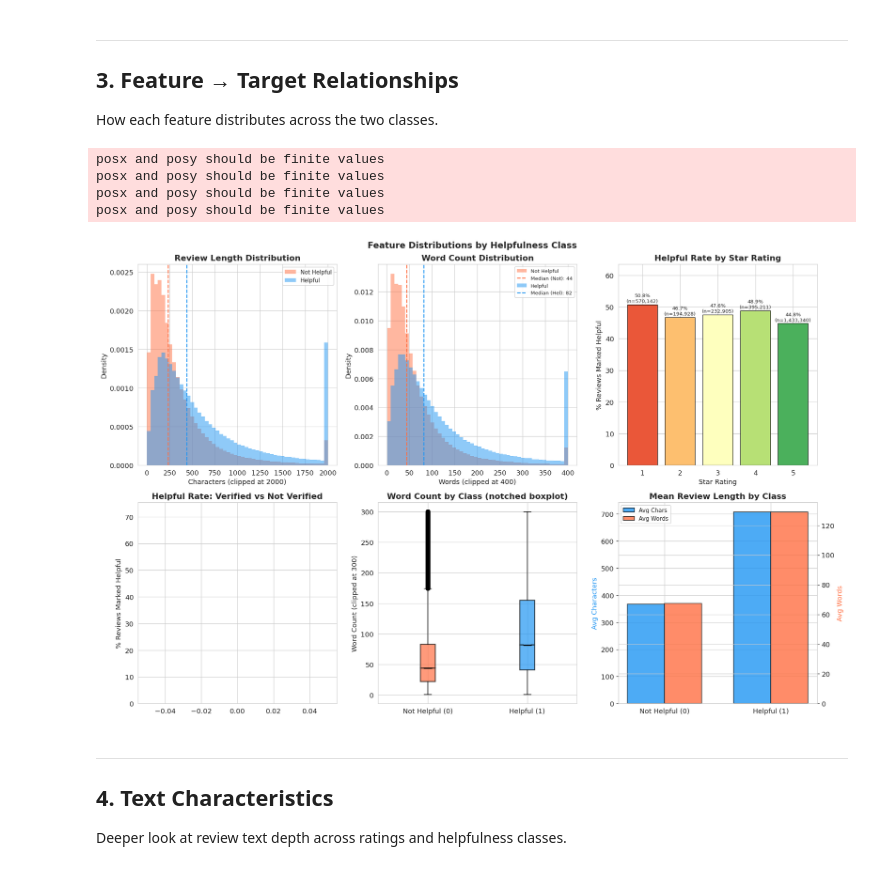
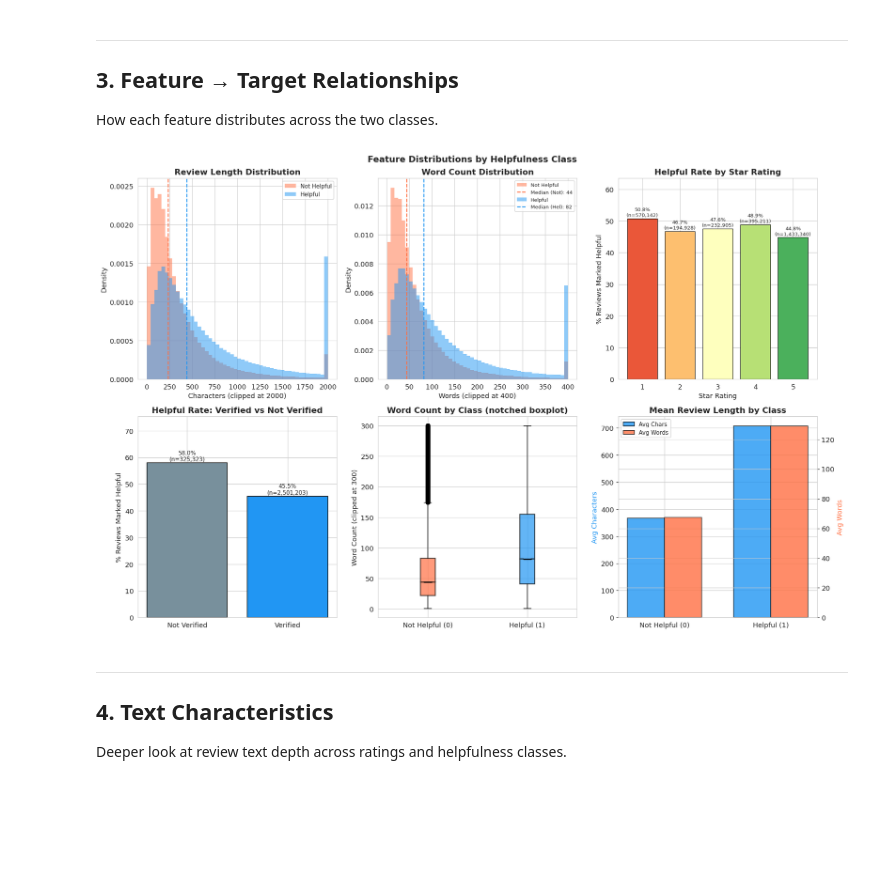
Before and after one commit to Sana-Shikalgar/amazon-review-nlp, a Jupyter notebook: notebook/viz.ipynb, the cells around one changed output. Cells and saved outputs as stored; diff of their text form; code cells hidden in the pictures; blank space fills up the shorter version.

```diff
--- a/notebook/viz.ipynb
+++ b/notebook/viz.ipynb
@@ -293,7 +297,7 @@ ax.set_ylim(0, helpful_rate.max() * 1.25)
 ax = axes[1, 0]
 vp_rate = df.groupby('is_verified')['helpful_binary'].agg(['mean', 'count']).reset_index()
 vp_rate.columns = ['verified', 'rate', 'count']
-vp_rate['label'] = vp_rate['verified'].map({True: 'Verified', False: 'Not Verified'})
+vp_rate['label'] = np.where(vp_rate['verified'], 'Verified', 'Not Verified')
 vp_rate['pct'] = vp_rate['rate'] * 100
 bars = ax.bar(vp_rate['label'], vp_rate['pct'],
               color=[PALETTE['neutral'], PALETTE['helpful']], edgecolor='black')
@@ -312,38 +316,34 @@ bp = ax.boxplot(bp_data, labels=['Not Helpful (0)', 'Helpful (1)'],
                 patch_artist=True, notch=True,
                 boxprops=dict(linewidth=1.5),
                 medianprops=dict(color='black', linewidth=2))
 for patch, color in zip(bp['boxes'], CLASS_COLORS):
     patch.set_facecolor(color)
     patch.set_alpha(0.7)
 ax.set_title('Word Count by Class (notched boxplot)', fontweight='bold')
 ax.set_ylabel('Word Count (clipped at 300)')
 
 # --- 3f. Mean review length and word count by class (summary bar) ---
 ax = axes[1, 2]
 metrics = df.groupby('helpful_binary')[['review_length', 'word_count']].mean()
 x = np.arange(2)
 width = 0.35
 b1 = ax.bar(x - width/2, metrics['review_length'], width, label='Avg Chars',
             color=PALETTE['helpful'], alpha=0.8, edgecolor='black')
 ax2 = ax.twinx()
 b2 = ax2.bar(x + width/2, metrics['word_count'], width, label='Avg Words',
              color=PALETTE['not_helpful'], alpha=0.8, edgecolor='black')
 ax.set_xticks(x)
 ax.set_xticklabels(['Not Helpful (0)', 'Helpful (1)'])
 ax.set_ylabel('Avg Characters', color=PALETTE['helpful'])
 ax2.set_ylabel('Avg Words', color=PALETTE['not_helpful'])
 ax.set_title('Mean Review Length by Class', fontweight='bold')
 lines = [b1, b2]
 ax.legend(lines, [l.get_label() for l in lines], loc='upper left', fontsize=9)
 
 plt.tight_layout()
 plt.show()
 # %% [output]
-posx and posy should be finite values
-posx and posy should be finite values
-posx and posy should be finite values
-posx and posy should be finite values
-[figure, old version]
+[figure, new version]
 # %% [markdown]
 ---
 ## 4. Text Characteristics
```
Also changed, not shown: parts of 3 cells of this notebook.
